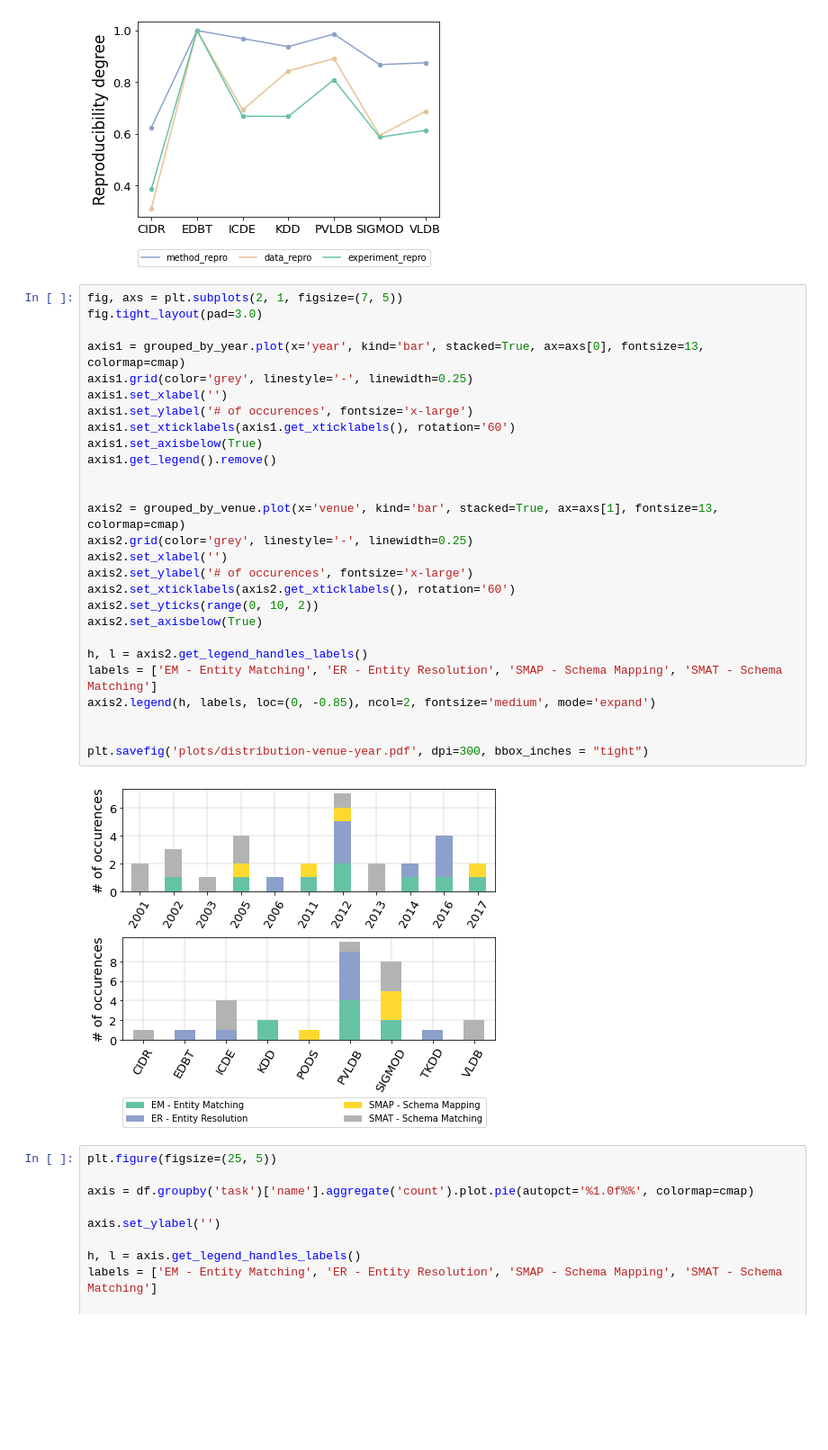
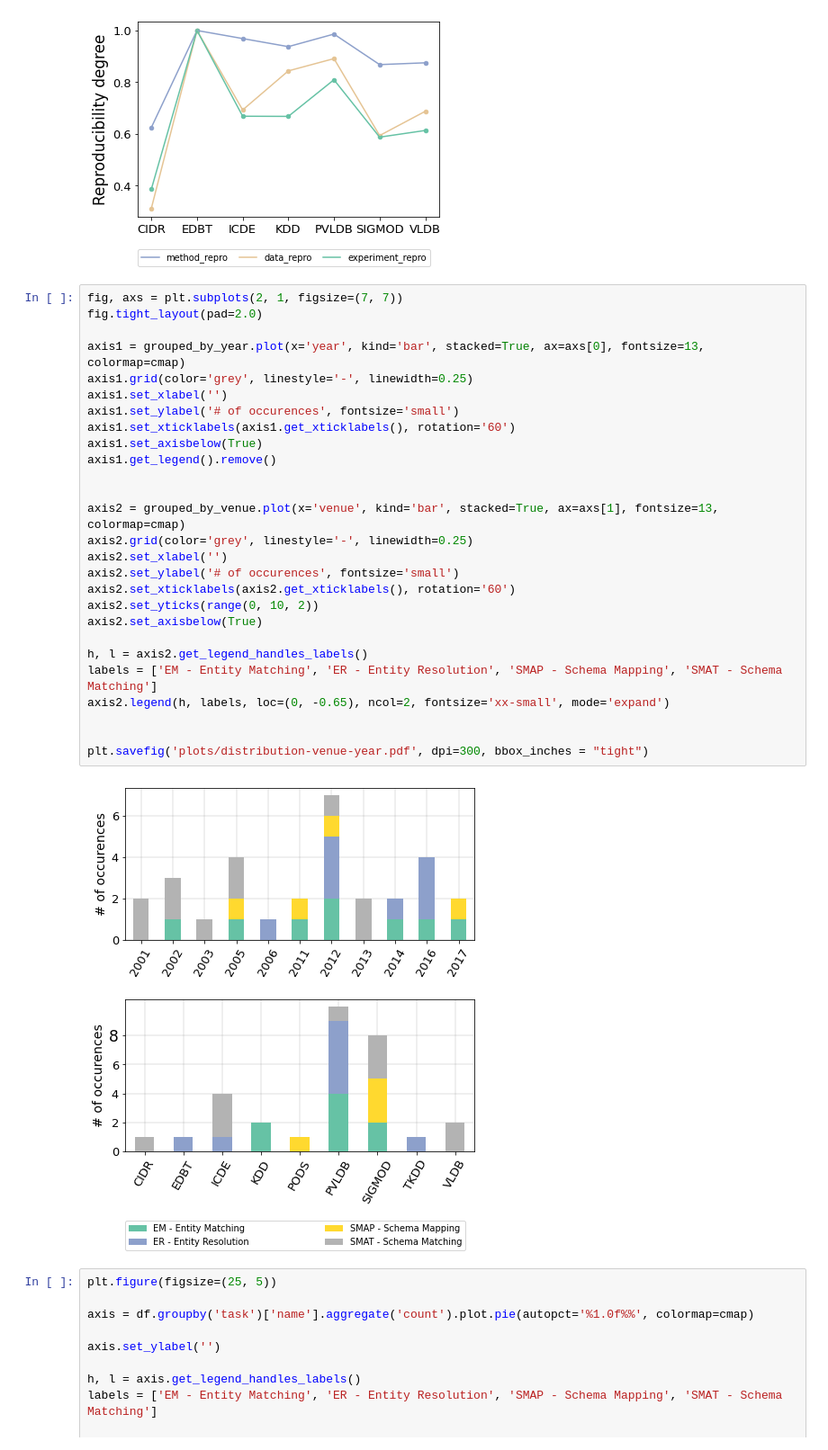
Before and after one commit to delftdata/reproducibility-matching-tasks, a Jupyter notebook: Process data.ipynb, the cells around one changed output. Shown at 90% size. Cells and saved outputs as stored; diff of their text form; blank space fills up the shorter version.

Commit message:
Added new plots

```diff
--- a/Process data.ipynb
+++ b/Process data.ipynb
@@ -215,34 +215,34 @@ plt.savefig('plots/repro-scatterplot-venue.pdf', dpi=300, bbox_inches='tight')
 'c' argument looks like a single numeric RGB or RGBA sequence, which should be avoided as value-mapping will have precedence in case its length matches with 'x' & 'y'.  Please use a 2-D array with a s ...
 [figure]
 # %%
-fig, axs = plt.subplots(2, 1, figsize=(7, 5))
-fig.tight_layout(pad=3.0)
+fig, axs = plt.subplots(2, 1, figsize=(7, 7))
+fig.tight_layout(pad=2.0)
 
 axis1 = grouped_by_year.plot(x='year', kind='bar', stacked=True, ax=axs[0], fontsize=13, colormap=cmap)
 axis1.grid(color='grey', linestyle='-', linewidth=0.25)
 axis1.set_xlabel('')
-axis1.set_ylabel('# of occurences', fontsize='x-large')
+axis1.set_ylabel('# of occurences', fontsize='small')
 axis1.set_xticklabels(axis1.get_xticklabels(), rotation='60')
 axis1.set_axisbelow(True)
 axis1.get_legend().remove()
 
 
 axis2 = grouped_by_venue.plot(x='venue', kind='bar', stacked=True, ax=axs[1], fontsize=13, colormap=cmap)
 axis2.grid(color='grey', linestyle='-', linewidth=0.25)
 axis2.set_xlabel('')
-axis2.set_ylabel('# of occurences', fontsize='x-large')
+axis2.set_ylabel('# of occurences', fontsize='small')
 axis2.set_xticklabels(axis2.get_xticklabels(), rotation='60')
 axis2.set_yticks(range(0, 10, 2))
 axis2.set_axisbelow(True)
 
 h, l = axis2.get_legend_handles_labels()
 labels = ['EM - Entity Matching', 'ER - Entity Resolution', 'SMAP - Schema Mapping', 'SMAT - Schema Matching']
-axis2.legend(h, labels, loc=(0, -0.85), ncol=2, fontsize='medium', mode='expand')
+axis2.legend(h, labels, loc=(0, -0.65), ncol=2, fontsize='xx-small', mode='expand')
 
 
 plt.savefig('plots/distribution-venue-year.pdf', dpi=300, bbox_inches = "tight")
 # %% [output]
-[figure, old version]
+[figure, new version]
 # %%
 plt.figure(figsize=(25, 5))
 
```
Also changed, not shown: parts of 3 cells of this notebook, 8 other files.
